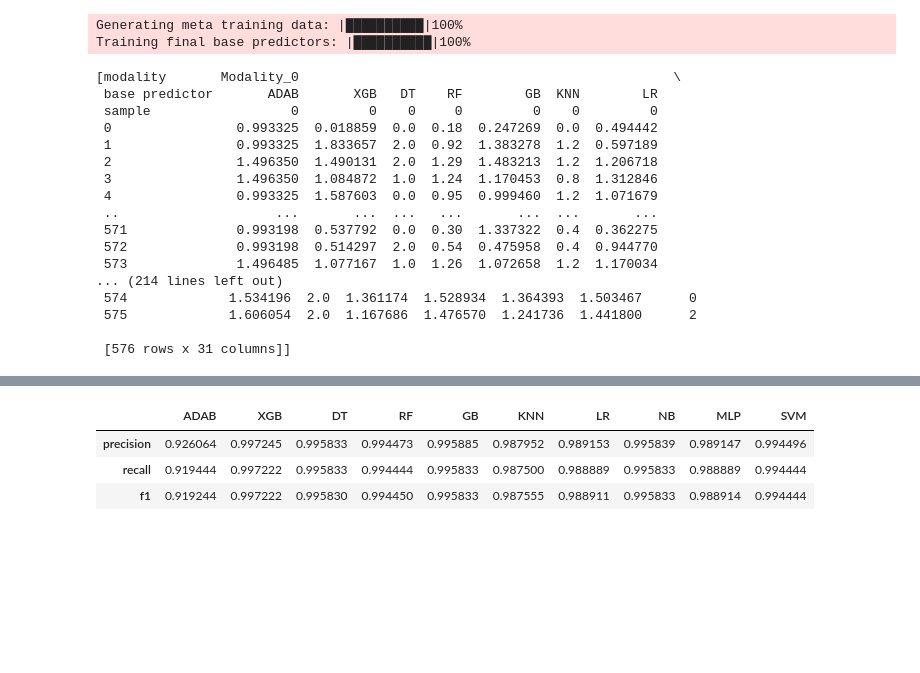
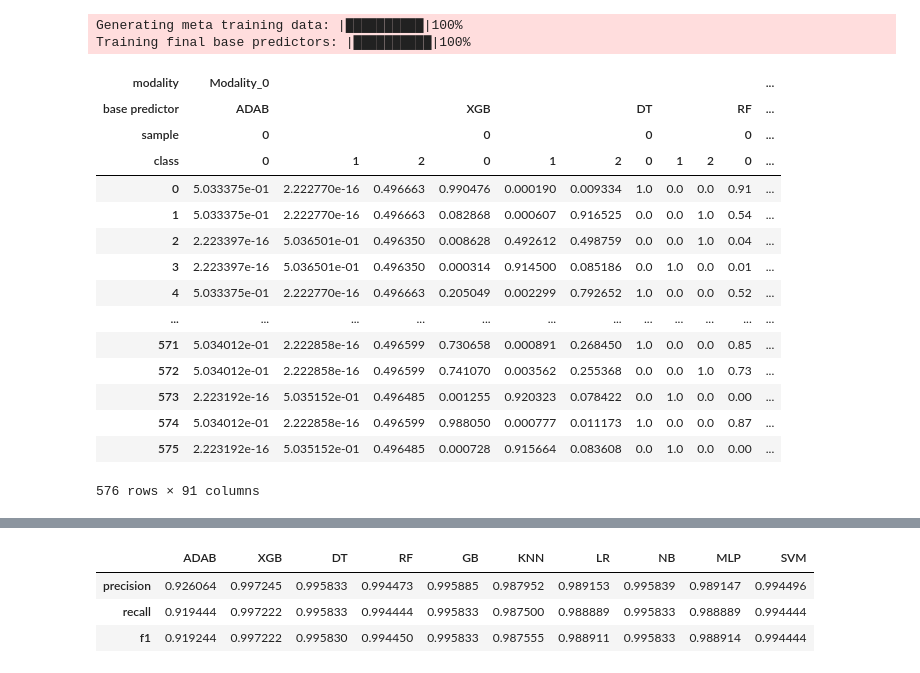
Before and after one commit to GauravPandeyLab/eipy, a Jupyter notebook: eipy/multi-class.ipynb, the cells around one changed output, grey strips where cells are left out. Saved outputs shown, nothing was run; the diff lists cells and outputs as text; code cells hidden in the pictures; blank space fills up the shorter version.

Commit message:
meta data as prob vectors w preds for base summary

```diff
--- a/eipy/multi-class.ipynb
+++ b/eipy/multi-class.ipynb
@@ -145,22 +146,21 @@ Generating meta test data: |██████████|100%
 Generating meta training data: |██████████|100%
 Training final base predictors: |██████████|100%
 # %%
-EI.meta_training_data
+EI.meta_training_data[0]
 # %% [output]
+| modality | Modality_0 |  |  |  |  |  |  |  |  |  | ... |
+| base predictor | ADAB |  |  | XGB |  |  | DT |  |  | RF | ... |
+| sample | 0 |  |  | 0 |  |  | 0 |  |  | 0 | ... |
+| class | 0 | 1 | 2 | 0 | 1 | 2 | 0 | 1 | 2 | 0 | ... |
+| 0 | 5.033375e-01 | 2.222770e-16 | 0.496663 | 0.990476 | 0.000190 | 0.009334 | 1.0 | 0.0 | 0.0 | 0.91 | ... |
+| 1 | 5.033375e-01 | 2.222770e-16 | 0.496663 | 0.082868 | 0.000607 | 0.916525 | 0.0 | 0.0 | 1.0 | 0.54 | ... |
+| 2 | 2.223397e-16 | 5.036501e-01 | 0.496350 | 0.008628 | 0.492612 | 0.498759 | 0.0 | 0.0 | 1.0 | 0.04 | ... |
+| 3 | 2.223397e-16 | 5.036501e-01 | 0.496350 | 0.000314 | 0.914500 | 0.085186 | 0.0 | 1.0 | 0.0 | 0.01 | ... |
+| 4 | 5.033375e-01 | 2.222770e-16 | 0.496663 | 0.205049 | 0.002299 | 0.792652 | 1.0 | 0.0 | 0.0 | 0.52 | ... |
+| ... | ... | ... | ... | ... | ... | ... | ... | ... | ... | ... | ... |
+| 571 | 5.034012e-01 | 2.222858e-16 | 0.496599 | 0.730658 | 0.000891 | 0.268450 | 1.0 | 0.0 | 0.0 | 0.85 | ... |
+| 572 | 5.034012e-01 | 2.222858e-16 | 0.496599 | 0.741070 | 0.003562 | 0.255368 | 0.0 | 0.0 | 1.0 | 0.73 | ... |
+| 573 | 2.223192e-16 | 5.035152e-01 | 0.496485 | 0.001255 | 0.920323 | 0.078422 | 0.0 | 1.0 | 0.0 | 0.00 | ... |
+| 574 | 5.034012e-01 | 2.222858e-16 | 0.496599 | 0.988050 | 0.000777 | 0.011173 | 1.0 | 0.0 | 0.0 | 0.87 | ... |
+| 575 | 2.223192e-16 | 5.035152e-01 | 0.496485 | 0.000728 | 0.915664 | 0.083608 | 0.0 | 1.0 | 0.0 | 0.00 | ... |
-[modality       Modality_0                                                \
- base predictor       ADAB       XGB   DT    RF        GB  KNN        LR
- sample                  0         0    0     0         0    0         0
- 0                0.993325  0.018859  0.0  0.18  0.247269  0.0  0.494442
- 1                0.993325  1.833657  2.0  0.92  1.383278  1.2  0.597189
- 2                1.496350  1.490131  2.0  1.29  1.483213  1.2  1.206718
- 3                1.496350  1.084872  1.0  1.24  1.170453  0.8  1.312846
- 4                0.993325  1.587603  0.0  0.95  0.999460  1.2  1.071679
- ..                    ...       ...  ...   ...       ...  ...       ...
- 571              0.993198  0.537792  0.0  0.30  1.337322  0.4  0.362275
- 572              0.993198  0.514297  2.0  0.54  0.475958  0.4  0.944770
- 573              1.496485  1.077167  1.0  1.26  1.072658  1.2  1.170034
-... (214 lines left out)
- 574             1.534196  2.0  1.361174  1.528934  1.364393  1.503467      0
- 575             1.606054  2.0  1.167686  1.476570  1.241736  1.441800      2
-
- [576 rows x 31 columns]]
+576 rows × 91 columns
```
Also changed, not shown: parts of 8 cells of this notebook, 2 other files.
